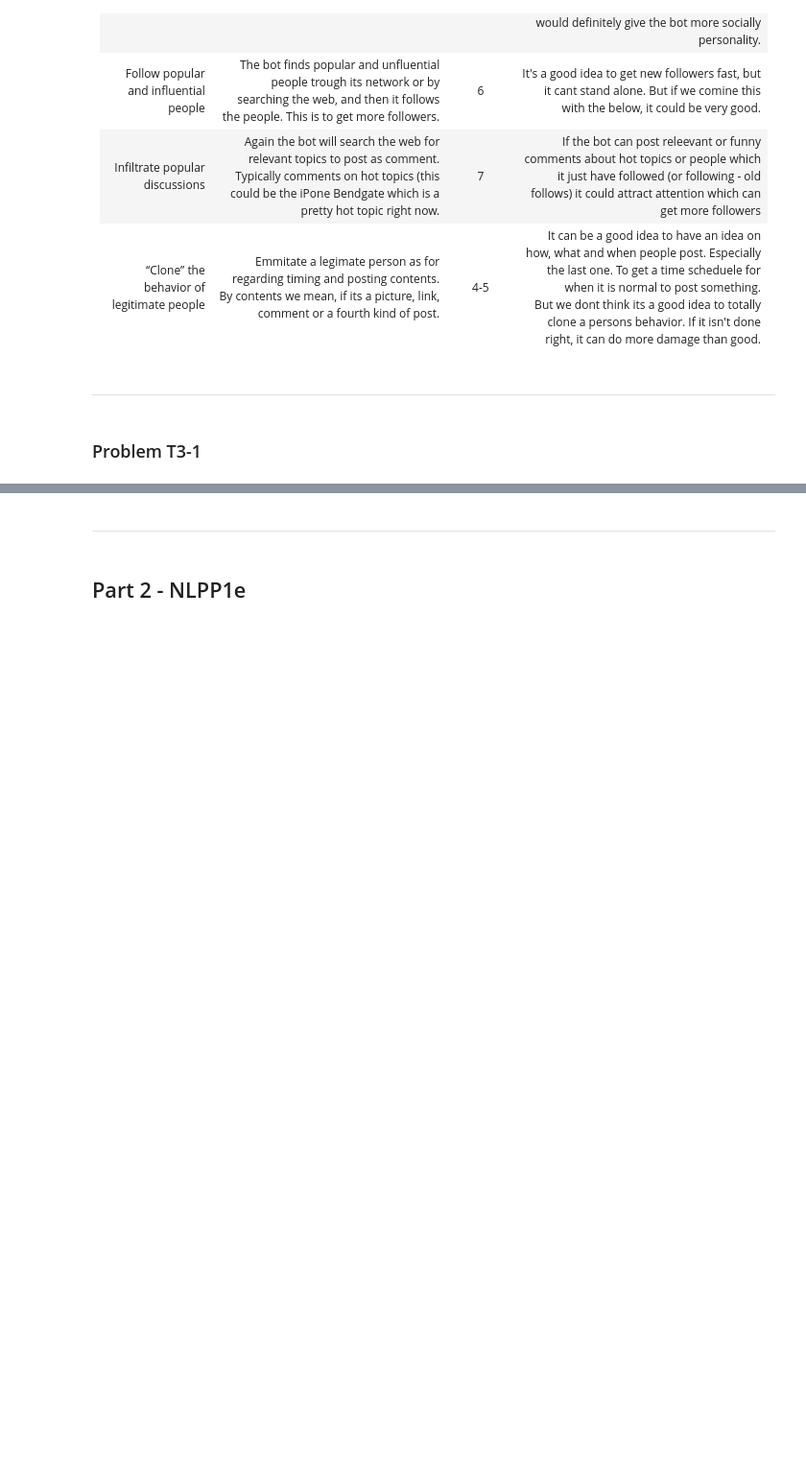
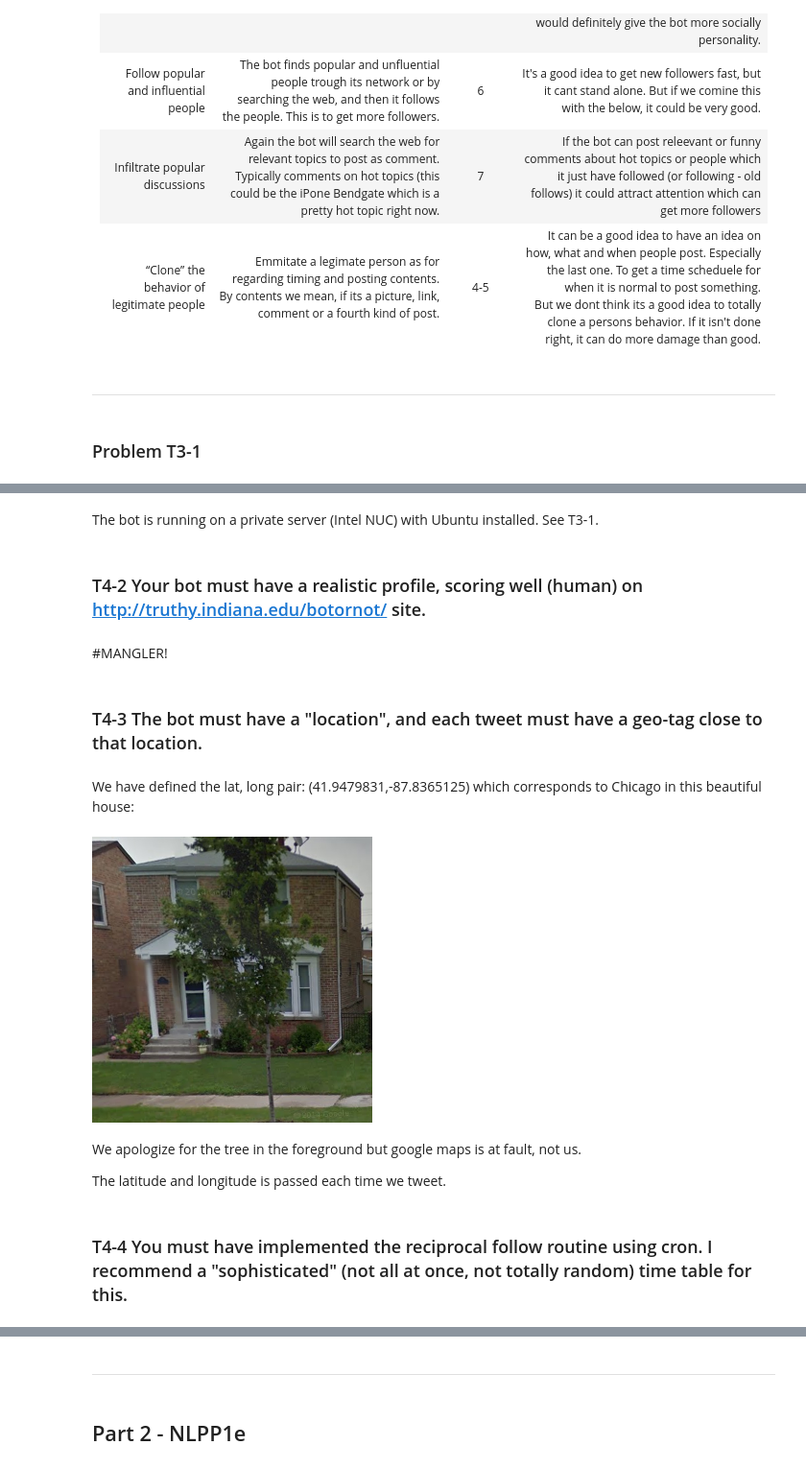
Before and after one commit to syre/social-graphs-and-interactions, a Jupyter notebook: Assignment 1.ipynb, the cells around one changed output, grey strips where cells are left out. Shown at 96% size. Saved outputs shown, nothing was run; the diff lists cells and outputs as text; code cells hidden in the pictures; blank space fills up the shorter version.

```diff
--- a/Assignment 1.ipynb
+++ b/Assignment 1.ipynb
@@ -220,0 +324,21 @@ Python 2.7.x and all necessary packages was installed
+# %% [markdown]
+The bot is running on a private server (Intel NUC) with Ubuntu installed. See T3-1.
+# %% [markdown]
+### T4-2 Your bot must have a realistic profile, scoring well (human) on http://truthy.indiana.edu/botornot/ site.
+# %% [markdown]
+#MANGLER!
+# %% [markdown]
+### T4-3 The bot must have a "location", and each tweet must have a geo-tag close to that location.
+# %% [markdown]
+We have defined the lat, long pair: (41.9479831,-87.8365125) which corresponds to Chicago in this beautiful house:
+# %%
+from IPython.display import Image
+Image(filename="house.png")
+# %% [output]
+[figure, added]
+# %% [markdown]
+We apologize for the tree in the foreground but google maps is at fault, not us.
+
+The latitude and longitude is passed each time we tweet.
+# %% [markdown]
+### T4-4 You must have implemented the reciprocal follow routine using cron. I recommend a "sophisticated" (not all at once, not totally random) time table for this.
```
Also changed, not shown: parts of 81 cells of this notebook, 1 other file.
